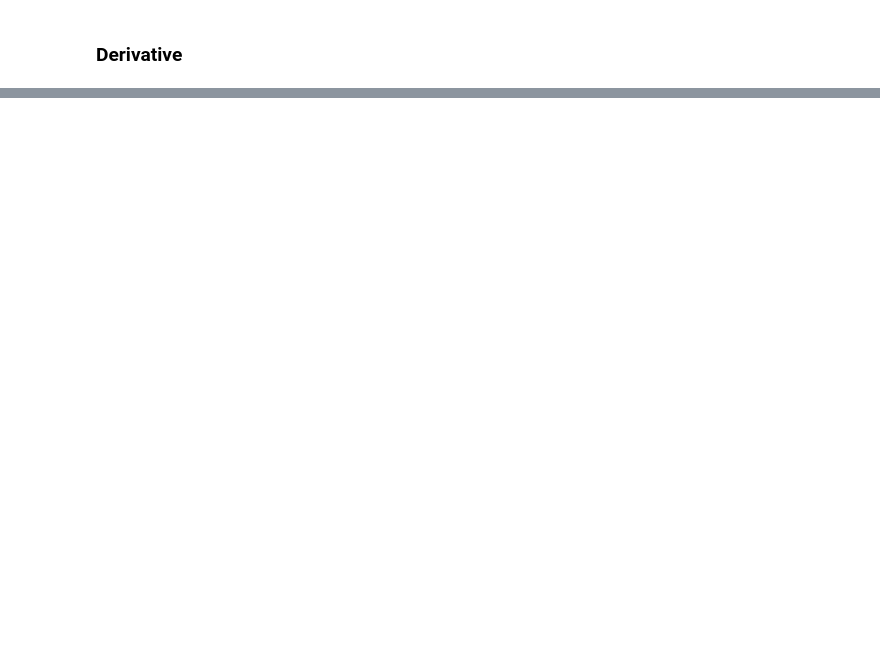
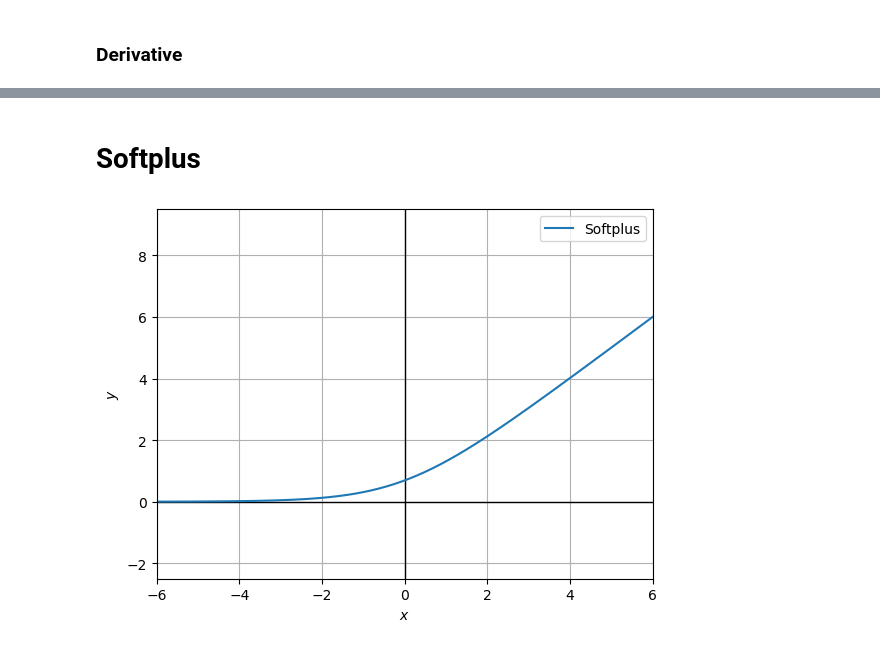
Before and after one commit to DanielZhicool/Deep-Learning, a Jupyter notebook: Lab_1.ipynb, the cells around one changed output, grey strips where cells are left out. Drawn from its saved outputs; the diff is of its cells as text; code cells hidden in the pictures; blank space fills up the shorter version.

```diff
--- a/Lab_1.ipynb
+++ b/Lab_1.ipynb
@@ -239,0 +247,9 @@ Plot(x, gelu(x), "GeLU$(x)$", xlim=[-3, 2], ylim=[-0.5, 1.5])
+# %% [markdown]
+# Softplus
+# %%
+def softplus(x):
+    return np.log(1 + np.exp(x))
+# %%
+Plot(x, softplus(x), "Softplus", xlim=[-6, 6], ylim=[-2.5, 9.5])
+# %% [output]
+[figure, added]
```
Also changed, not shown: parts of 16 cells of this notebook.
